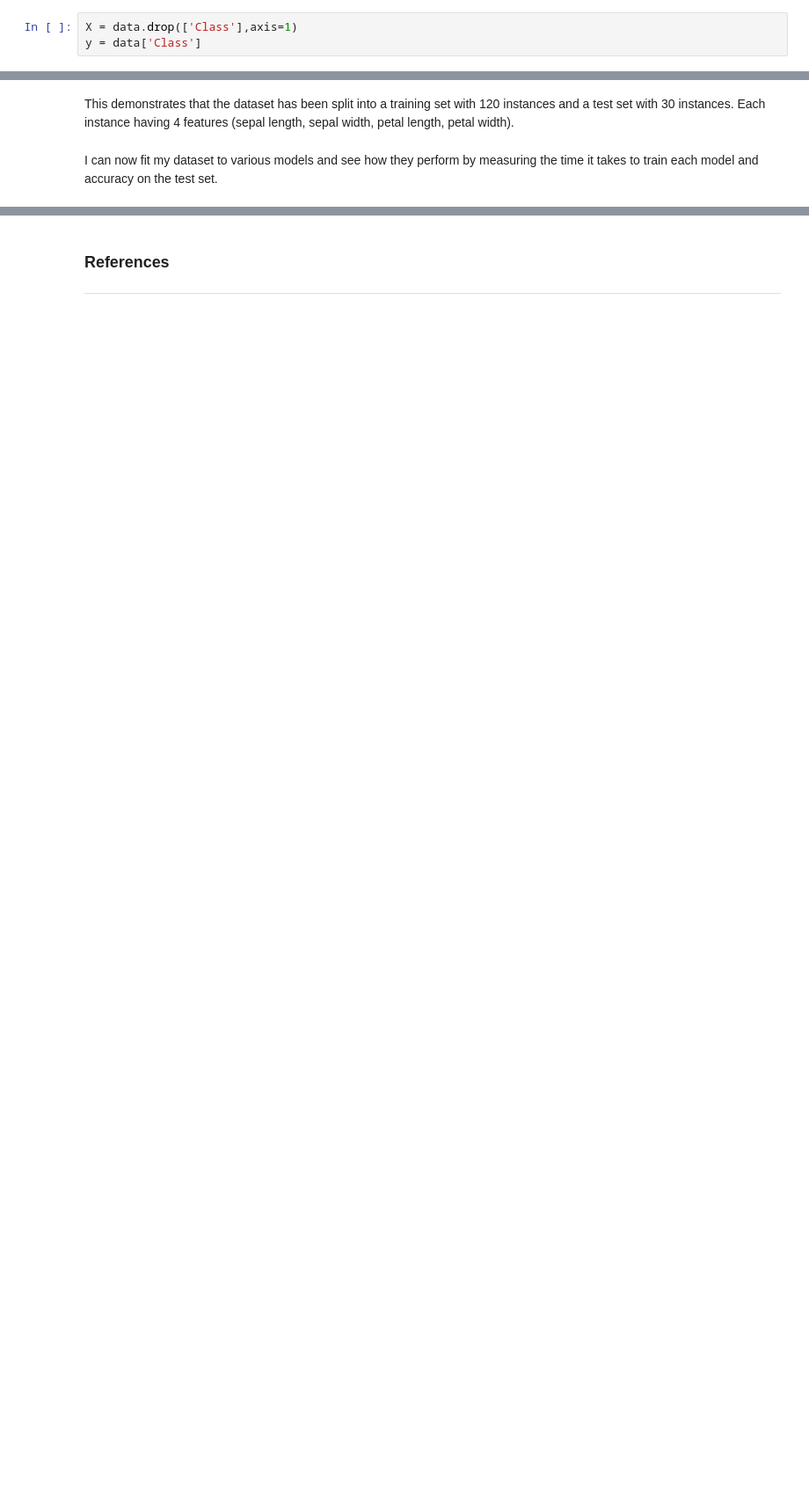
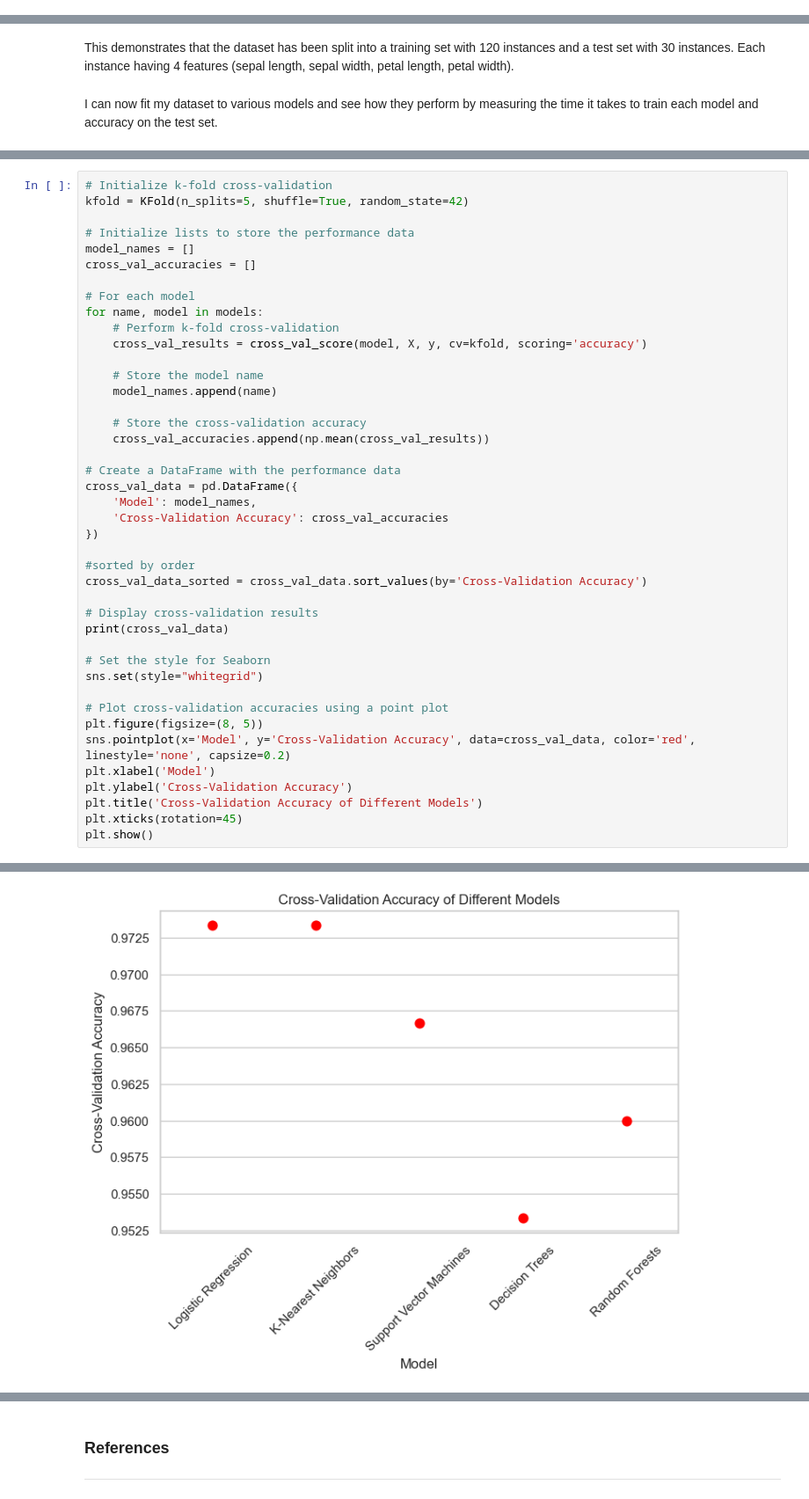
Before and after one commit to Scunnies/machine-learning-and-statistics, a Jupyter notebook: Project/Exploring Classification Algorithms with the Iris Dataset.ipynb, the cells around one changed output, grey strips where cells are left out. Shown: that part at 88% size. Cells and saved outputs as stored; diff of their text form; blank space fills up the shorter version.

```diff
--- a/Project/Exploring Classification Algorithms with the Iris Dataset.ipynb
+++ b/Project/Exploring Classification Algorithms with the Iris Dataset.ipynb
@@ -238,3 +236,0 @@ My first step is to separate my dataset into X and Y, where X has all columns ex
-# %%
-X = data.drop(['Class'],axis=1)
-y = data['Class']
@@ -322,0 +344,43 @@ plt.show()
+# %%
+# Initialize k-fold cross-validation
+kfold = KFold(n_splits=5, shuffle=True, random_state=42)
+
+# Initialize lists to store the performance data
+model_names = []
+cross_val_accuracies = []
+
+# For each model
+for name, model in models:
+    # Perform k-fold cross-validation
+    cross_val_results = cross_val_score(model, X, y, cv=kfold, scoring='accuracy')
+
+    # Store the model name
+    model_names.append(name)
+
+    # Store the cross-validation accuracy
+    cross_val_accuracies.append(np.mean(cross_val_results))
+
+# Create a DataFrame with the performance data
+cross_val_data = pd.DataFrame({
+    'Model': model_names,
+    'Cross-Validation Accuracy': cross_val_accuracies
+})
+
+#sorted by order
+cross_val_data_sorted = cross_val_data.sort_values(by='Cross-Validation Accuracy')
+
+# Display cross-validation results
+print(cross_val_data)
+
+# Set the style for Seaborn
+sns.set(style="whitegrid")
+
+# Plot cross-validation accuracies using a point plot
+plt.figure(figsize=(8, 5))
+sns.pointplot(x='Model', y='Cross-Validation Accuracy', data=cross_val_data, color='red', linestyle='none', capsize=0.2)
+plt.xlabel('Model')
+plt.ylabel('Cross-Validation Accuracy')
+plt.title('Cross-Validation Accuracy of Different Models')
+plt.xticks(rotation=45)
+plt.show()
+# %% [output]
@@ -322,0 +393 @@ plt.show()
+[figure, added]
```
Also changed, not shown: parts of 21 cells of this notebook.
